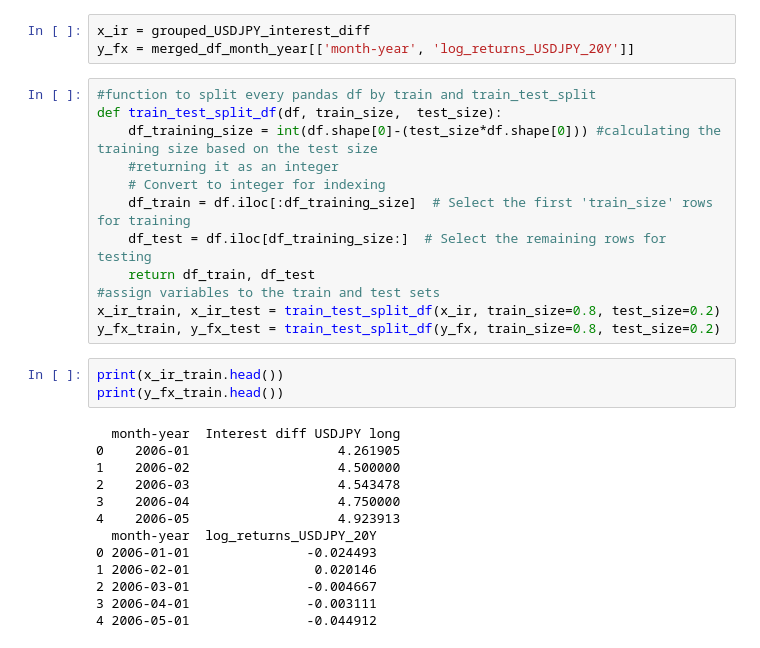
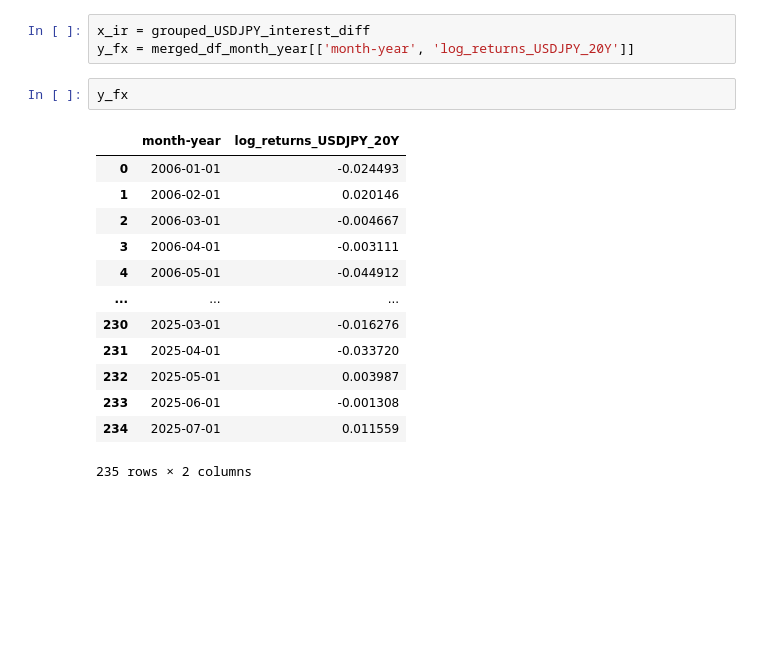
Before and after one commit to Adnan-Anwar-Data-enthusiast/Currency-speculation, a Jupyter notebook: 1. Data cleaning and formatting.ipynb, the cells around one changed output. Cells and saved outputs as stored; diff of their text form; blank space fills up the shorter version.

```diff
--- a/1. Data cleaning and formatting.ipynb
+++ b/1. Data cleaning and formatting.ipynb
@@ -551,30 +548,18 @@ grouped_USDJPY_interest_diff
 x_ir = grouped_USDJPY_interest_diff
 y_fx = merged_df_month_year[['month-year', 'log_returns_USDJPY_20Y']]
 # %%
-#function to split every pandas df by train and train_test_split
-def train_test_split_df(df, train_size,  test_size):
-    df_training_size = int(df.shape[0]-(test_size*df.shape[0])) #calculating the training size based on the test size
-    #returning it as an integer
-    # Convert to integer for indexing
-    df_train = df.iloc[:df_training_size]  # Select the first 'train_size' rows for training
-    df_test = df.iloc[df_training_size:]  # Select the remaining rows for testing
-    return df_train, df_test
-#assign variables to the train and test sets
-x_ir_train, x_ir_test = train_test_split_df(x_ir, train_size=0.8, test_size=0.2)
-y_fx_train, y_fx_test = train_test_split_df(y_fx, train_size=0.8, test_size=0.2)
+y_fx
+# %% [output]
+|  | month-year | log_returns_USDJPY_20Y |
+| 0 | 2006-01-01 | -0.024493 |
+| 1 | 2006-02-01 | 0.020146 |
+| 2 | 2006-03-01 | -0.004667 |
+| 3 | 2006-04-01 | -0.003111 |
+| 4 | 2006-05-01 | -0.044912 |
+| ... | ... | ... |
+| 230 | 2025-03-01 | -0.016276 |
+| 231 | 2025-04-01 | -0.033720 |
+| 232 | 2025-05-01 | 0.003987 |
+| 233 | 2025-06-01 | -0.001308 |
+| 234 | 2025-07-01 | 0.011559 |
+235 rows × 2 columns
-# %%
-print(x_ir_train.head())
-print(y_fx_train.head())
-# %% [output]
-  month-year  Interest diff USDJPY long
-0    2006-01                   4.261905
-1    2006-02                   4.500000
-2    2006-03                   4.543478
-3    2006-04                   4.750000
-4    2006-05                   4.923913
-  month-year  log_returns_USDJPY_20Y
-0 2006-01-01               -0.024493
-1 2006-02-01                0.020146
-2 2006-03-01               -0.004667
-3 2006-04-01               -0.003111
-4 2006-05-01               -0.044912
```
Also changed, not shown: parts of 11 cells of this notebook.
